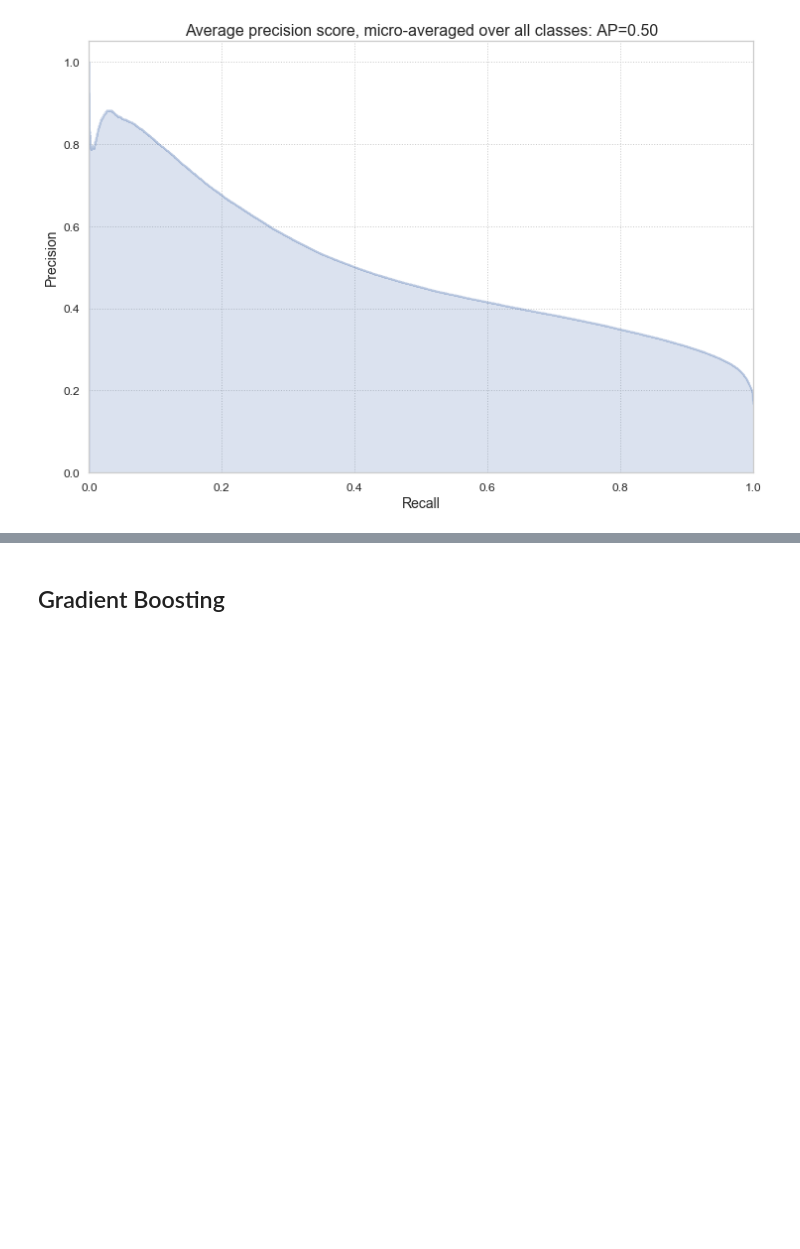
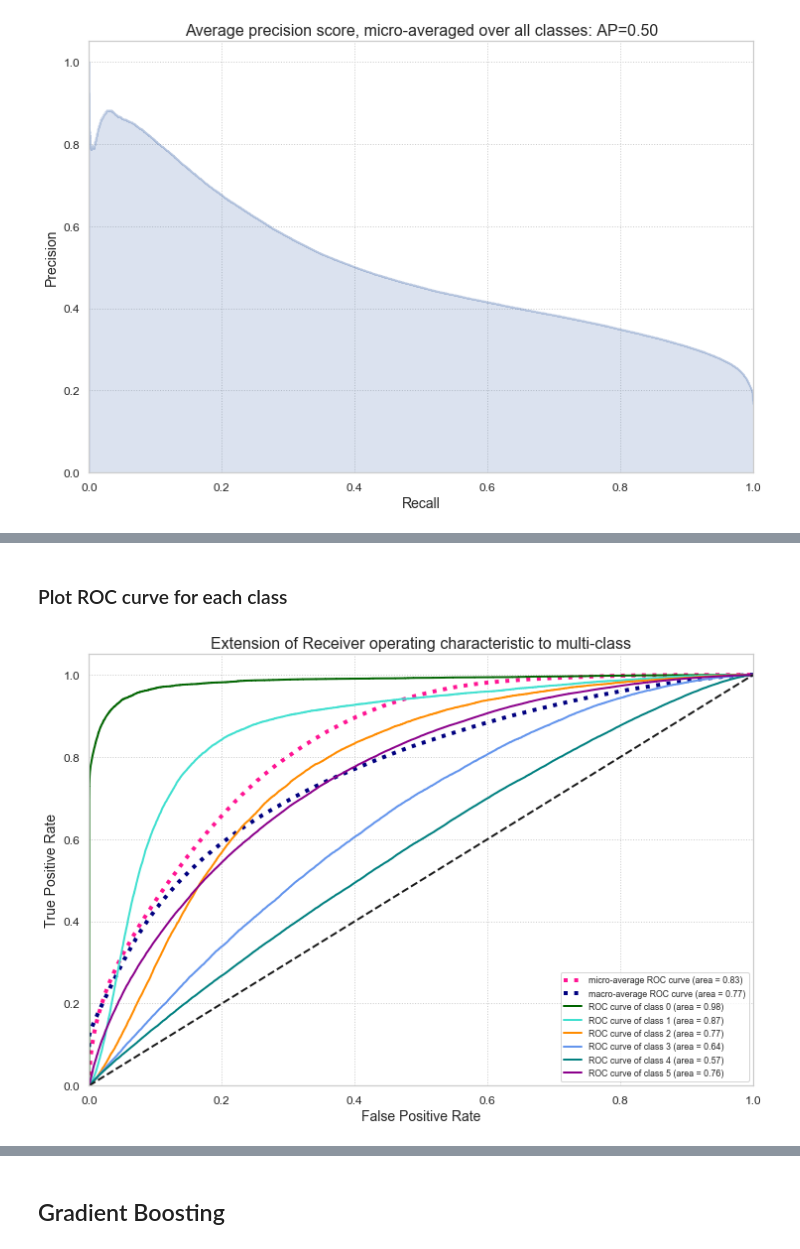
Before and after one commit to soo-pecialist/SB_DSC, a Jupyter notebook: 00_Capstone 1/05_ML/Machine_Learning.ipynb, the cells around one changed output, grey strips where cells are left out. Cells and saved outputs as stored; diff of their text form; code cells hidden in the pictures; blank space fills up the shorter version.

```diff
--- a/00_Capstone 1/05_ML/Machine_Learning.ipynb
+++ b/00_Capstone 1/05_ML/Machine_Learning.ipynb
@@ -385,0 +522,6 @@ plt.title(
+# %% [markdown]
+### Plot ROC curve for each class
+# %%
+plot_ROC_curve(Y_test, y_lr_score, is_sep=True)
+# %% [output]
+[figure, added]
```
Also changed, not shown: parts of 45 cells of this notebook.
